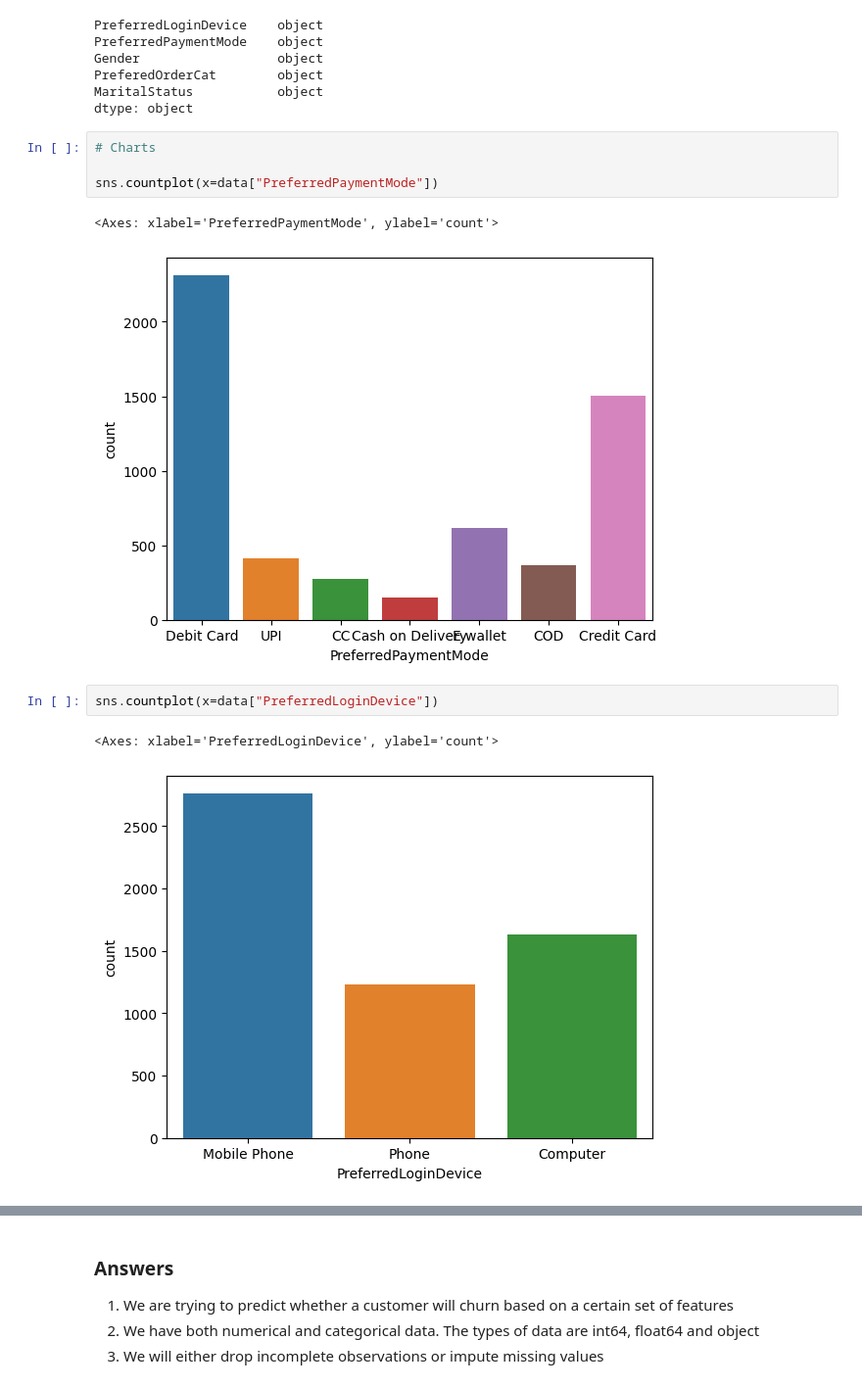
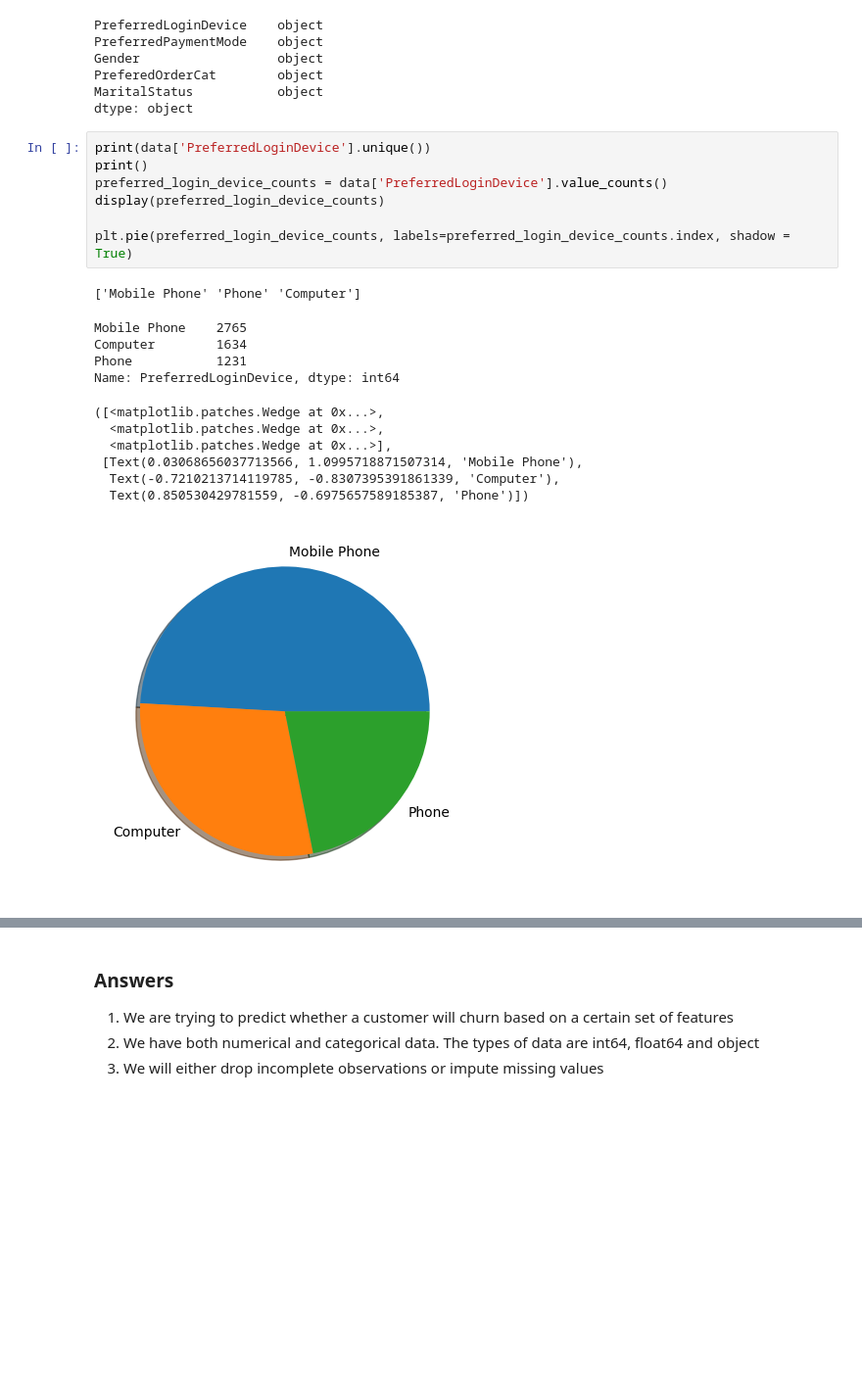
Before and after one commit to andrew-vandy/cs5265-ml-foundations, a Jupyter notebook: cs5265_asongate.ipynb, the cells around one changed output, grey strips where cells are left out. Shown: that part at 98% size. Cells and saved outputs as stored; diff of their text form; blank space fills up the shorter version.

```diff
--- a/cs5265_asongate.ipynb
+++ b/cs5265_asongate.ipynb
@@ -156,15 +177,23 @@ Gender                  object
 PreferedOrderCat        object
 MaritalStatus           object
 dtype: object
-# %%
-# Charts
-
-sns.countplot(x=data["PreferredPaymentMode"])
-# %% [output]
-<Axes: xlabel='PreferredPaymentMode', ylabel='count'>
-[figure, removed]
-# %%
-sns.countplot(x=data["PreferredLoginDevice"])
-# %% [output]
-<Axes: xlabel='PreferredLoginDevice', ylabel='count'>
-[figure, removed]
+# %%
+print(data['PreferredLoginDevice'].unique())
+print()
+preferred_login_device_counts = data['PreferredLoginDevice'].value_counts()
+display(preferred_login_device_counts)
+
+plt.pie(preferred_login_device_counts, labels=preferred_login_device_counts.index, shadow = True)
+# %% [output]
+['Mobile Phone' 'Phone' 'Computer']
+Mobile Phone    2765
+Computer        1634
+Phone           1231
+Name: PreferredLoginDevice, dtype: int64
+([<matplotlib.patches.Wedge at 0x...>,
+  <matplotlib.patches.Wedge at 0x...>,
+  <matplotlib.patches.Wedge at 0x...>],
+ [Text(0.03068656037713566, 1.0995718871507314, 'Mobile Phone'),
+  Text(-0.7210213714119785, -0.8307395391861339, 'Computer'),
+  Text(0.850530429781559, -0.6975657589185387, 'Phone')])
+[figure, added]
```
Also changed, not shown: parts of 30 cells of this notebook.
